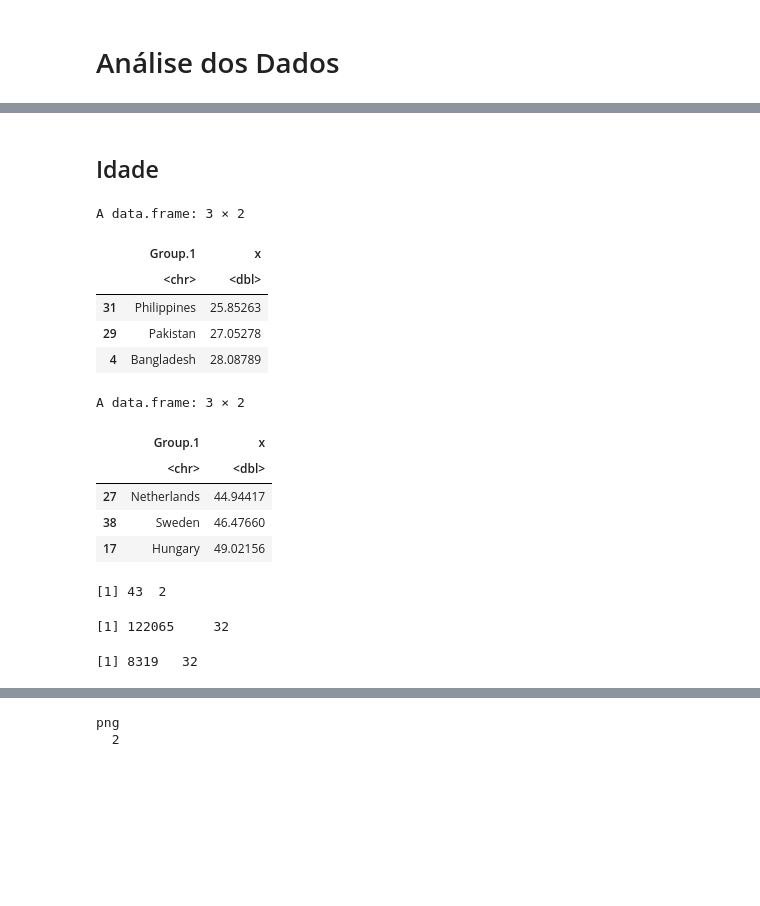
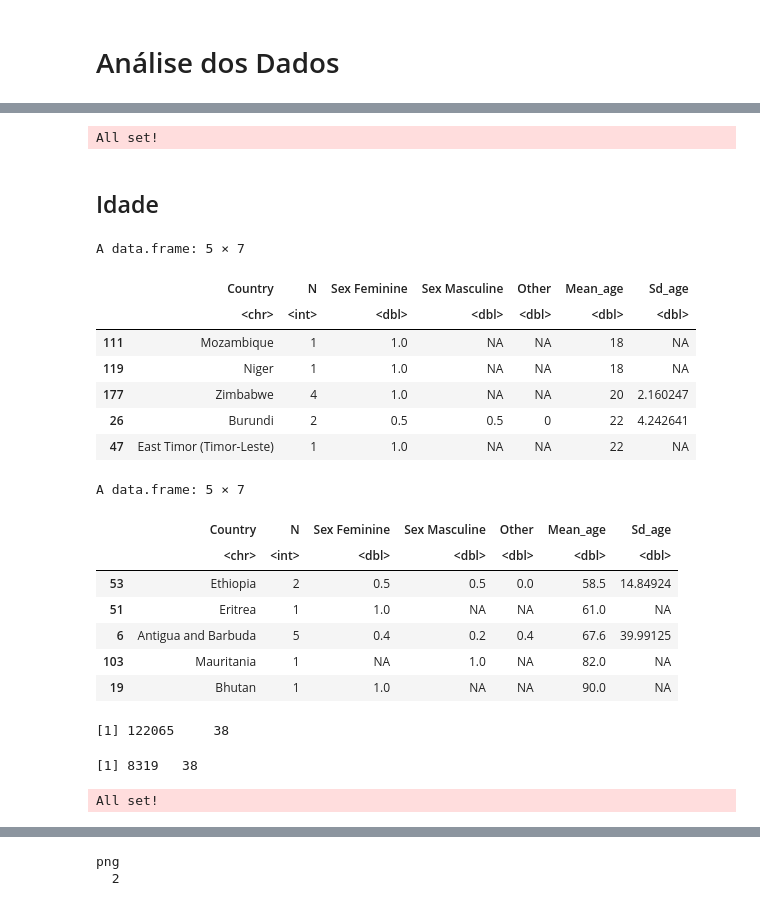
Before and after one commit to ramonferrari/trab_cadu, a Jupyter notebook: Kadu.ipynb, the cells around one changed output, grey strips where cells are left out. Drawn from its saved outputs; the diff is of its cells as text; code cells hidden in the pictures; blank space fills up the shorter version.

```diff
--- a/Kadu.ipynb
+++ b/Kadu.ipynb
@@ -217,7 +247,0 @@ A data.frame: 6 × 7
-# %%
-# Restringe o dataset aos dados de países com mais de 200 respostas.
-
-df_pais<-merge(df, paises)
-dim(df)
-df<-filter(df_pais,df_pais$N>200)
-dim(df)
@@ -227,39 +264,43 @@ dim(df)
 # %%
 # Exportação de dados para criação de mapas
-
-write.csv(df_pais,"data_frame_for_map_withN.csv", row.names = TRUE)
+write.csv(df1,"data_frame_for_map_withN.csv", row.names = TRUE)
+message("All set!")
+# %% [output]
+All set!
 # %% [markdown]
 ## Idade
 # %%
-# Calcula média de idade por país
-checa_idades_por_paises <- aggregate(x=df$Dem_age,by=list(df$Country),FUN=mean)
-checa_idades_por_paises <- checa_idades_por_paises[order(checa_idades_por_paises$x),]
-head(checa_idades_por_paises,3)
-tail(checa_idades_por_paises,3)
-dim(checa_idades_por_paises)
+# Descobre paises com menores e maiores idades
+head(df1[order(df1$Mean_age),],5) # reorganiza dataset df1 por ordem de idade
+tail(df1[order(df1$Mean_age),],5)
 
 # Cria um dataset apenas com alguns países
-df_age<-df[df$Country == "Brazil" | df$Country == "Pakistan" | df$Country == "Bangladesh" | df$Country == "United States" | df$Country == "Sweden" | df$Country == "Hungary",]
+df_subset1<-df[df$Country == "Brazil" | df$Country == "Pakistan" | df$Country == "Bangladesh" | df$Country == "United States" | df$Country == "Sweden" | df$Country == "Hungary",]
+
+# Reorganiza dataset limitado por ordem de idade
+df_subset1 <- df_subset1[order(df_subset1$Mean),]
 
 dim(df)
-dim(df_age)
-df_age <- df_age[order(df_age$Mean_age),]
-#head(df_age)
-#tail(df_age)
+dim(df_subset1)
+message("All set!")
 # %% [output]
-A data.frame: 3 × 2
+A data.frame: 5 × 7
-|  | Group.1 | x |
-|  | <chr> | <dbl> |
-| 31 | Philippines | 25.85263 |
-| 29 | Pakistan | 27.05278 |
-| 4 | Bangladesh | 28.08789 |
+|  | Country | N | Sex Feminine | Sex Masculine | Other | Mean_age | Sd_age |
+|  | <chr> | <int> | <dbl> | <dbl> | <dbl> | <dbl> | <dbl> |
+| 111 | Mozambique | 1 | 1.0 | NA | NA | 18 | NA |
+| 119 | Niger | 1 | 1.0 | NA | NA | 18 | NA |
+| 177 | Zimbabwe | 4 | 1.0 | NA | NA | 20 | 2.160247 |
+| 26 | Burundi | 2 | 0.5 | 0.5 | 0 | 22 | 4.242641 |
+| 47 | East Timor (Timor-Leste) | 1 | 1.0 | NA | NA | 22 | NA |
-A data.frame: 3 × 2
+A data.frame: 5 × 7
-|  | Group.1 | x |
-|  | <chr> | <dbl> |
-| 27 | Netherlands | 44.94417 |
-| 38 | Sweden | 46.47660 |
-| 17 | Hungary | 49.02156 |
+|  | Country | N | Sex Feminine | Sex Masculine | Other | Mean_age | Sd_age |
+|  | <chr> | <int> | <dbl> | <dbl> | <dbl> | <dbl> | <dbl> |
+| 53 | Ethiopia | 2 | 0.5 | 0.5 | 0.0 | 58.5 | 14.84924 |
+| 51 | Eritrea | 1 | 1.0 | NA | NA | 61.0 | NA |
+| 6 | Antigua and Barbuda | 5 | 0.4 | 0.2 | 0.4 | 67.6 | 39.99125 |
+| 103 | Mauritania | 1 | NA | 1.0 | NA | 82.0 | NA |
+| 19 | Bhutan | 1 | 1.0 | NA | NA | 90.0 | NA |
-[1] 43  2
+[1] 122065     38
-[1] 122065     32
+[1] 8319   38
-[1] 8319   32
+All set!
 # %%
```
Also changed, not shown: parts of 23 cells of this notebook.
